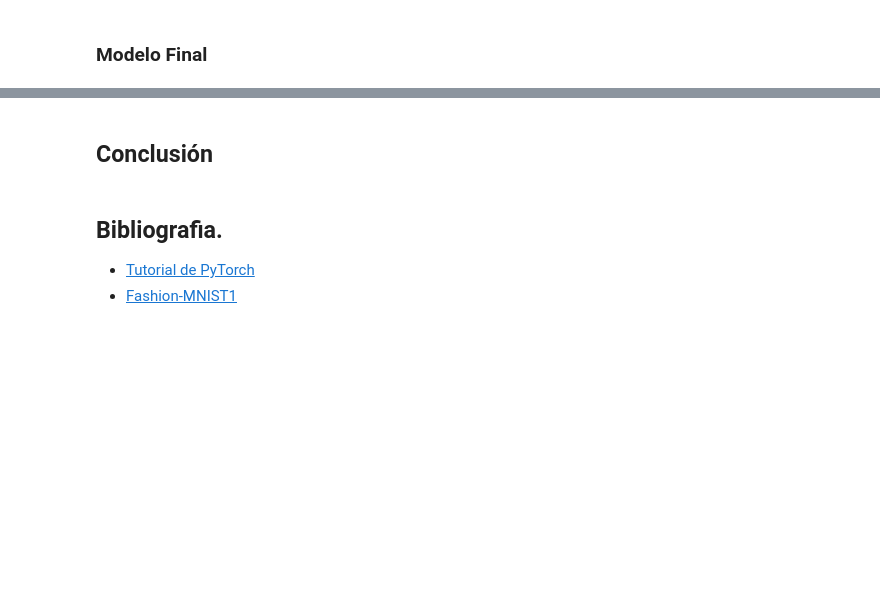
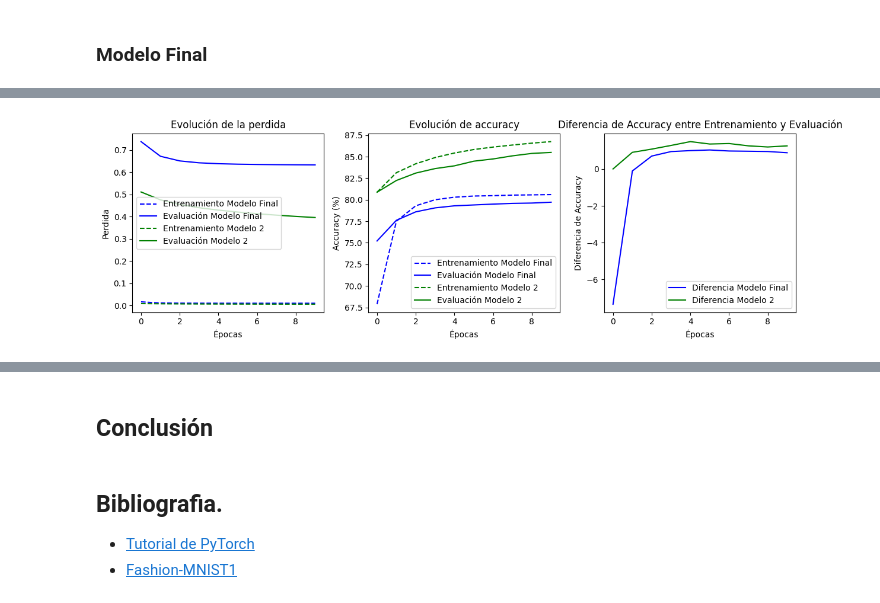
Before and after one commit to santiagoalaniz/fing_aprendaut, a Jupyter notebook: lab4/informe_tarea04.ipynb, the cells around one changed output, grey strips where cells are left out. Drawn from its saved outputs; the diff is of its cells as text; code cells hidden in the pictures; blank space fills up the shorter version.

```diff
--- a/lab4/informe_tarea04.ipynb
+++ b/lab4/informe_tarea04.ipynb
@@ -358,20 +438,23 @@ Lo que hace L2 es penalizar los pesos grandes, de esta forma se evita que los pe
 # %%
 from src.train_and_test import plot_results
 
 TASA_APRENDIZAJE = 0.1
-TASA_L2 = 0.0001
-epochs = 15
+TASA_L2 = 0.008
+epochs = 10
 
-model_final = NeuralNetwork1().to(DEVICE)
+model_final = NeuralNetwork2().to(DEVICE)
 loss_fn = nn.CrossEntropyLoss()
 optimizer = torch.optim.SGD(model_final.parameters(), lr=TASA_APRENDIZAJE, weight_decay=TASA_L2)
 
 if not os.path.exists('data/model_final.csv'):
     results = train_and_evaluate(epochs, loss_fn, optimizer, model_final, train_dataloader, eval_dataloader, TASA_APRENDIZAJE,  DEVICE)
     results.to_csv(f'data/model_final.csv', index=False)
+    torch.save(model_final.state_dict(), "data/model_final.pth")
 
 results_final = pd.read_csv('data/model_final.csv')
-results_1 = pd.read_csv('data/model1.csv')
-results_base = pd.read_csv('data/model.csv')
 
-plot_results([results_final, results_1[results_1['Tasa de aprendizaje'] == 0.1], results_base], ['Modelo Final', 'Modelo 1', 'Modelo Base'])
+results_1 = pd.read_csv('data/model2.csv')
+
+plot_results([results_final, results_1[results_1['Tasa de aprendizaje'] == 0.1]], ['Modelo Final', 'Modelo 2'])
+# %% [output]
+[figure, added]
```
Also changed, not shown: parts of 19 cells of this notebook, 2 other files.
